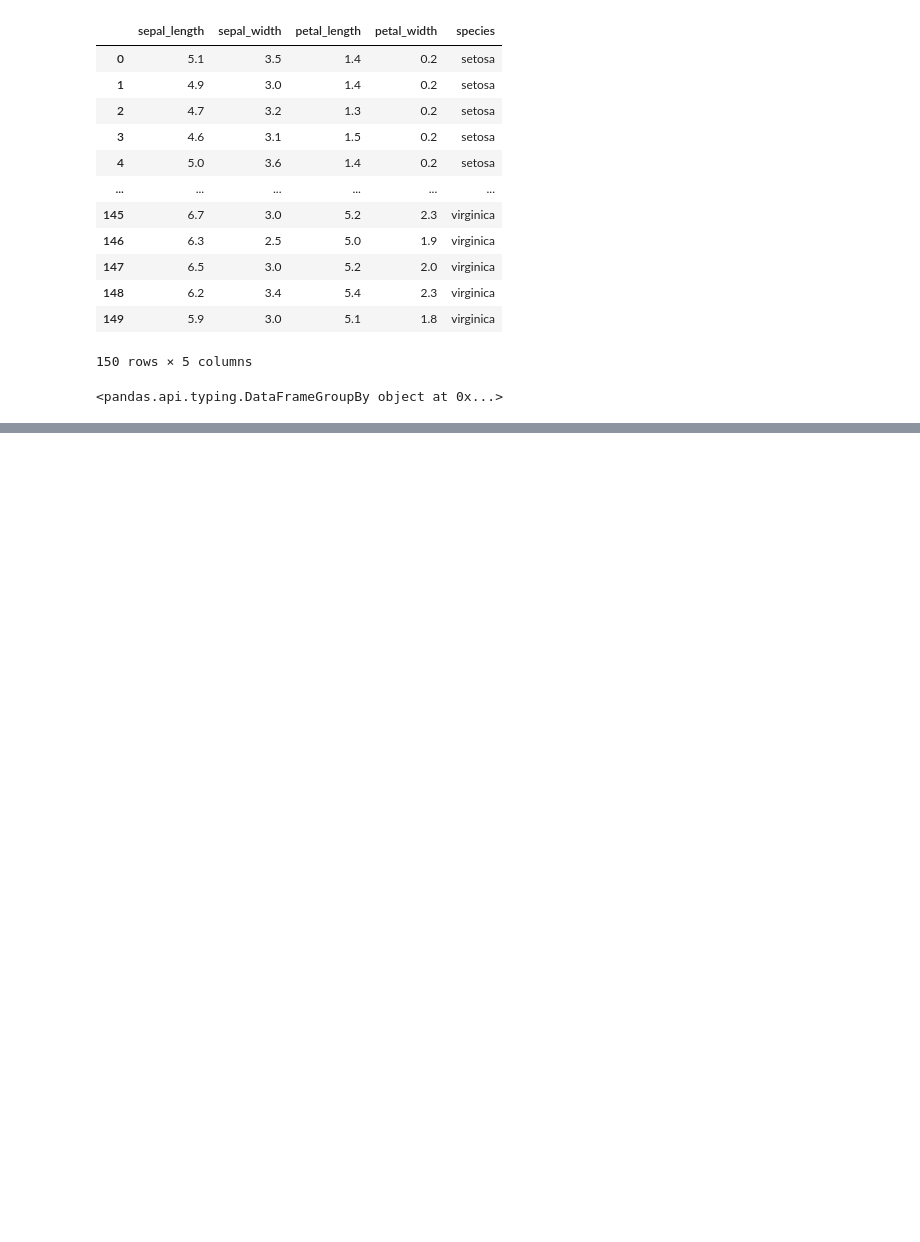
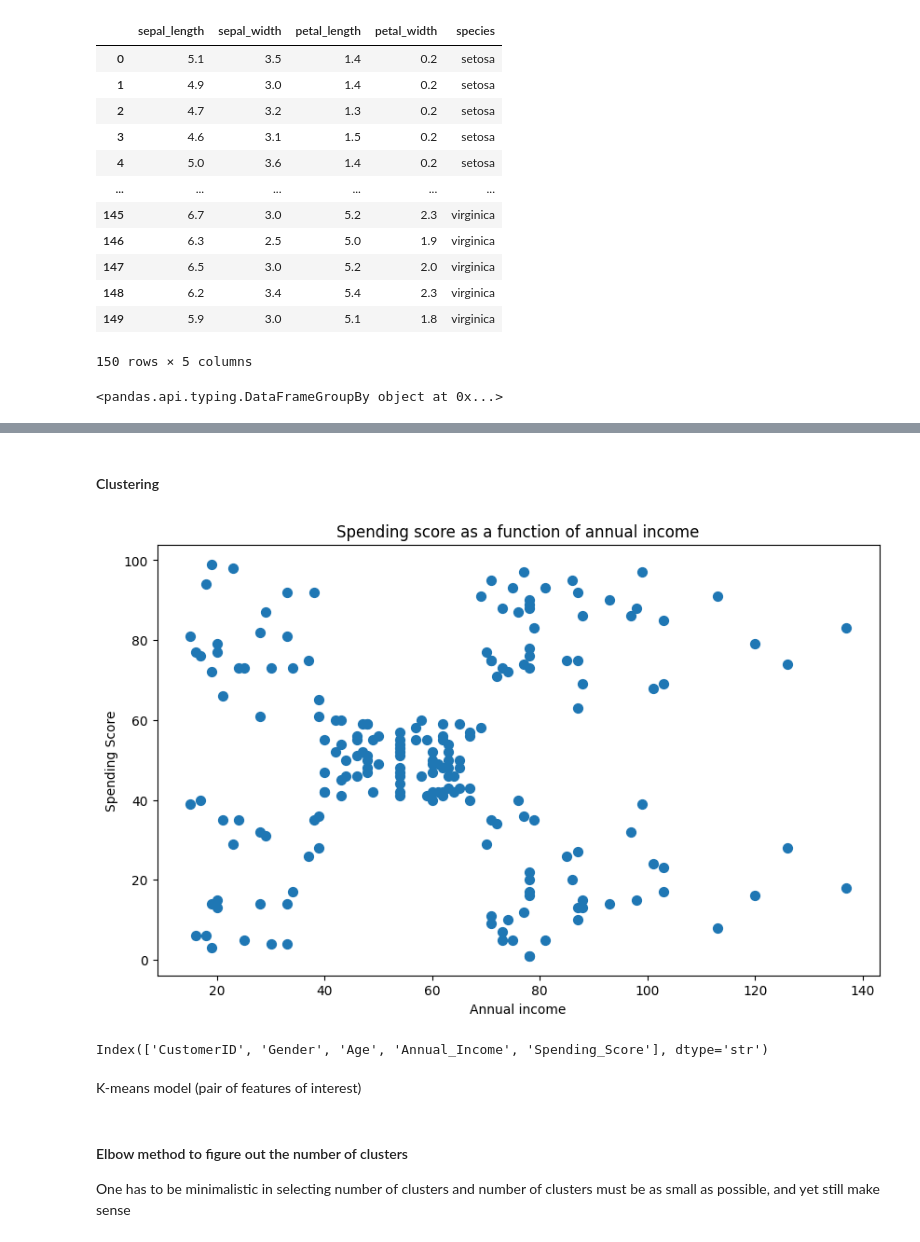
Before and after one commit to sadiam09/Beginner, a Jupyter notebook: jupyter_notebook/week_4.ipynb, the cells around one changed output, grey strips where cells are left out. Cells and saved outputs as stored; diff of their text form; code cells hidden in the pictures; blank space fills up the shorter version.

Commit message:
clusters

```diff
--- a/jupyter_notebook/week_4.ipynb
+++ b/jupyter_notebook/week_4.ipynb
@@ -267,0 +417,16 @@ plt.show()
+# %% [markdown]
+#### Clustering
+# %%
+plt.figure(figsize=(10, 6))
+plt.scatter(df['Annual_Income'], df['Spending_Score'], s=50)
+plt.title('Spending score as a function of annual income')
+plt.xlabel('Annual income')
+plt.ylabel('Spending Score')
+plt.show()
+
+df.columns
+# %% [output]
+[figure, added]
+Index(['CustomerID', 'Gender', 'Age', 'Annual_Income', 'Spending_Score'], dtype='str')
+# %% [markdown]
+K-means model (pair of features of interest)
@@ -267,0 +435,4 @@ plt.show()
+# %% [markdown]
+#### Elbow method to figure out the number of clusters
+One has to be minimalistic in selecting number of clusters and
+number of clusters must be as small as possible, and yet still make sense
```
Also changed, not shown: parts of 51 cells of this notebook, 1 other file.
